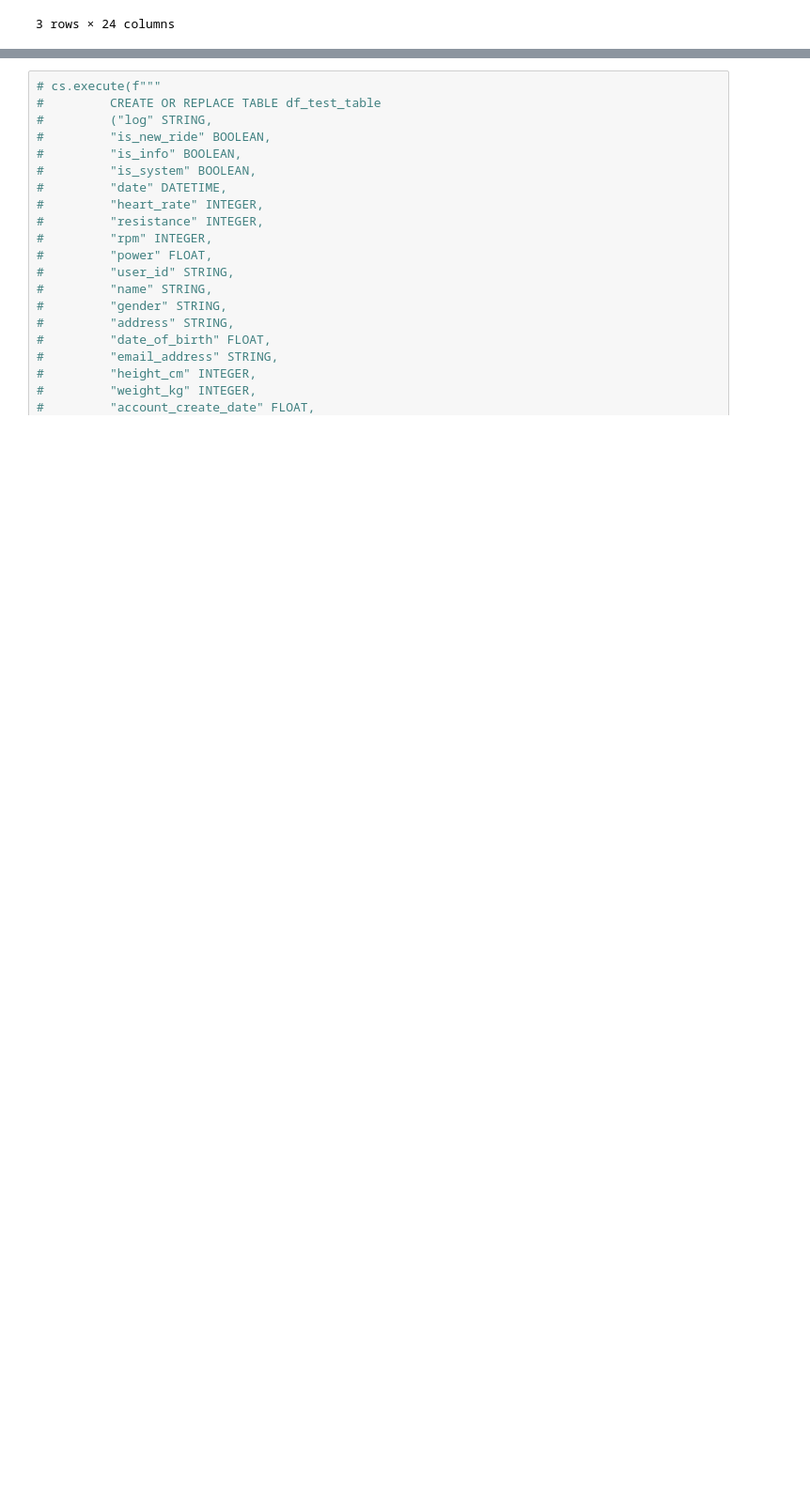
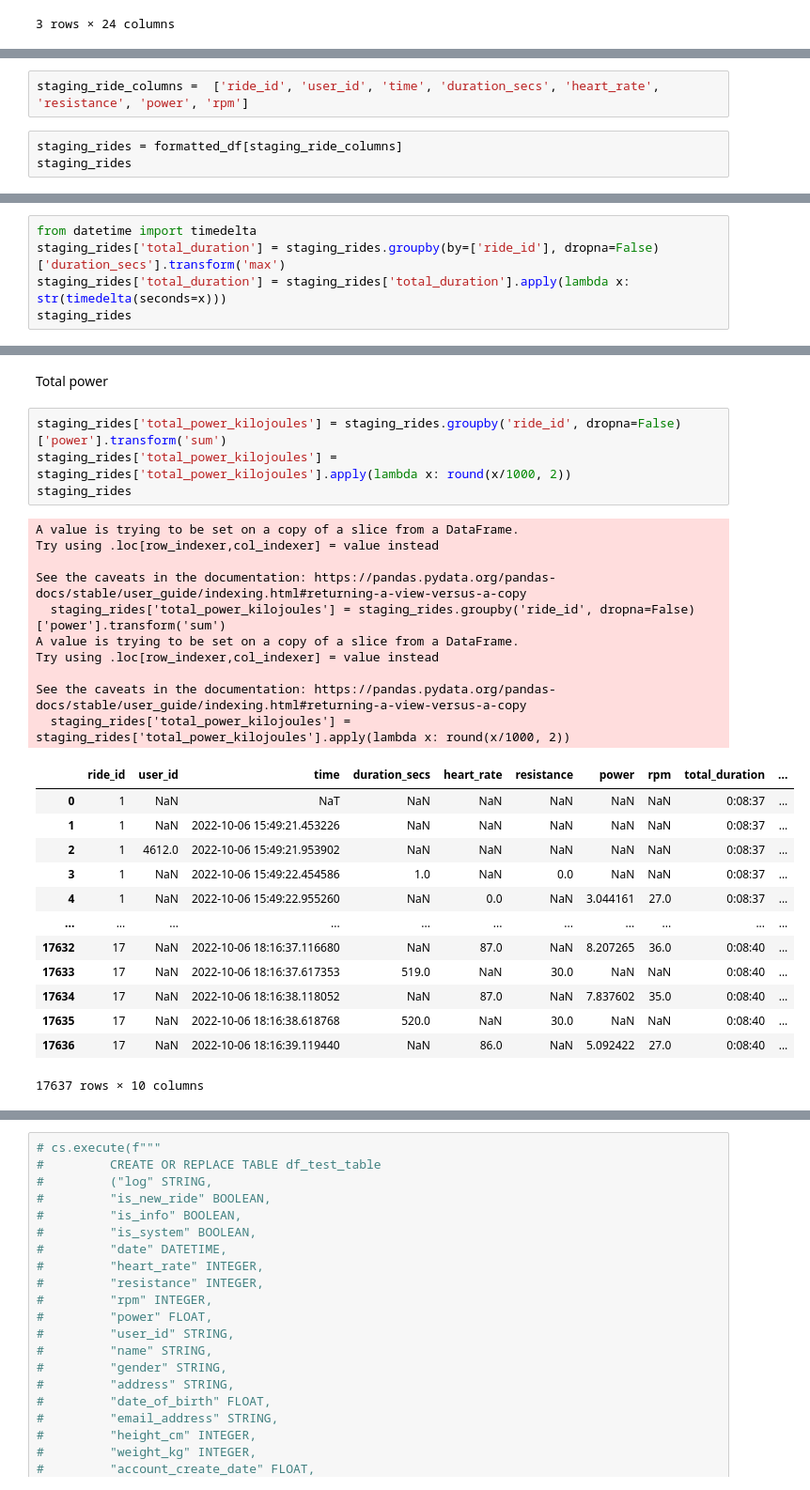
Before and after one commit to hmay01/deloton-group-project, a Jupyter notebook: production.ipynb, the cells around one changed output, grey strips where cells are left out. Shown: that part at 94% size. Saved outputs shown, nothing was run; the diff lists cells and outputs as text; blank space fills up the shorter version.

```diff
--- a/production.ipynb
+++ b/production.ipynb
@@ -52,0 +63,5 @@ user_df.head()
+# %%
+staging_ride_columns =  ['ride_id', 'user_id', 'time', 'duration_secs', 'heart_rate', 'resistance', 'power', 'rpm']
+# %%
+staging_rides = formatted_df[staging_ride_columns]
+staging_rides
@@ -52,0 +84,5 @@ user_df.head()
+# %%
+from datetime import timedelta
+staging_rides['total_duration'] = staging_rides.groupby(by=['ride_id'], dropna=False)['duration_secs'].transform('max')
+staging_rides['total_duration'] = staging_rides['total_duration'].apply(lambda x: str(timedelta(seconds=x)))
+staging_rides
@@ -52,0 +113,30 @@ user_df.head()
+# %% [markdown]
+Total power
+# %%
+staging_rides['total_power_kilojoules'] = staging_rides.groupby('ride_id', dropna=False)['power'].transform('sum')
+staging_rides['total_power_kilojoules'] = staging_rides['total_power_kilojoules'].apply(lambda x: round(x/1000, 2))
+staging_rides
+# %% [output]
+A value is trying to be set on a copy of a slice from a DataFrame.
+Try using .loc[row_indexer,col_indexer] = value instead
+
+See the caveats in the documentation: https://pandas.pydata.org/pandas-docs/stable/user_guide/indexing.html#returning-a-view-versus-a-copy
+  staging_rides['total_power_kilojoules'] = staging_rides.groupby('ride_id', dropna=False)['power'].transform('sum')
+A value is trying to be set on a copy of a slice from a DataFrame.
+Try using .loc[row_indexer,col_indexer] = value instead
+
+See the caveats in the documentation: https://pandas.pydata.org/pandas-docs/stable/user_guide/indexing.html#returning-a-view-versus-a-copy
+  staging_rides['total_power_kilojoules'] = staging_rides['total_power_kilojoules'].apply(lambda x: round(x/1000, 2))
+|  | ride_id | user_id | time | duration_secs | heart_rate | resistance | power | rpm | total_duration | ... |
+| 0 | 1 | NaN | NaT | NaN | NaN | NaN | NaN | NaN | 0:08:37 | ... |
+| 1 | 1 | NaN | 2022-10-06 15:49:21.453226 | NaN | NaN | NaN | NaN | NaN | 0:08:37 | ... |
+| 2 | 1 | 4612.0 | 2022-10-06 15:49:21.953902 | NaN | NaN | NaN | NaN | NaN | 0:08:37 | ... |
+| 3 | 1 | NaN | 2022-10-06 15:49:22.454586 | 1.0 | NaN | 0.0 | NaN | NaN | 0:08:37 | ... |
+| 4 | 1 | NaN | 2022-10-06 15:49:22.955260 | NaN | 0.0 | NaN | 3.044161 | 27.0 | 0:08:37 | ... |
+| ... | ... | ... | ... | ... | ... | ... | ... | ... | ... | ... |
+| 17632 | 17 | NaN | 2022-10-06 18:16:37.116680 | NaN | 87.0 | NaN | 8.207265 | 36.0 | 0:08:40 | ... |
+| 17633 | 17 | NaN | 2022-10-06 18:16:37.617353 | 519.0 | NaN | 30.0 | NaN | NaN | 0:08:40 | ... |
+| 17634 | 17 | NaN | 2022-10-06 18:16:38.118052 | NaN | 87.0 | NaN | 7.837602 | 35.0 | 0:08:40 | ... |
+| 17635 | 17 | NaN | 2022-10-06 18:16:38.618768 | 520.0 | NaN | 30.0 | NaN | NaN | 0:08:40 | ... |
+| 17636 | 17 | NaN | 2022-10-06 18:16:39.119440 | NaN | 86.0 | NaN | 5.092422 | 27.0 | 0:08:40 | ... |
+17637 rows × 10 columns
```
Also changed, not shown: parts of 21 cells of this notebook, 1 other file.
